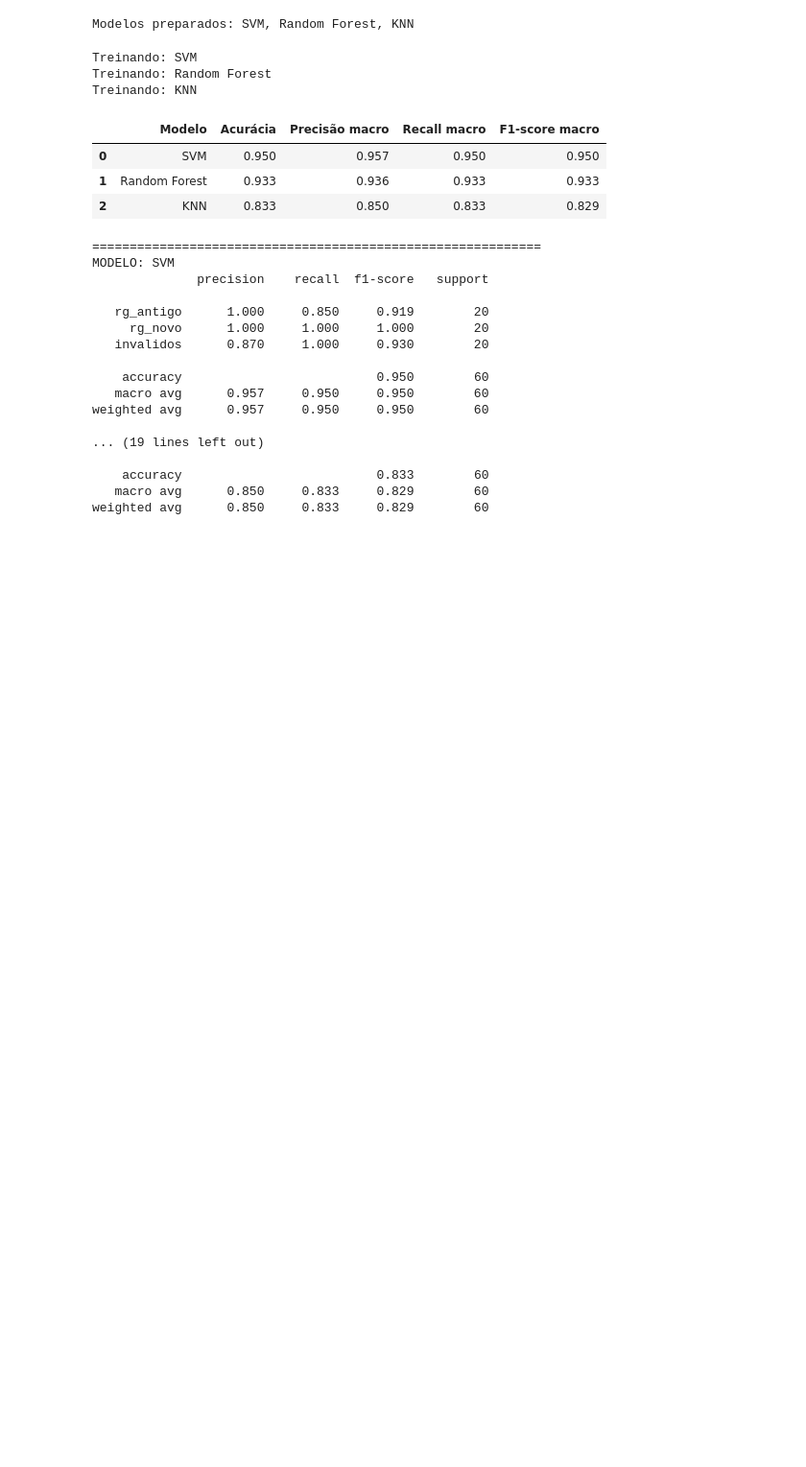
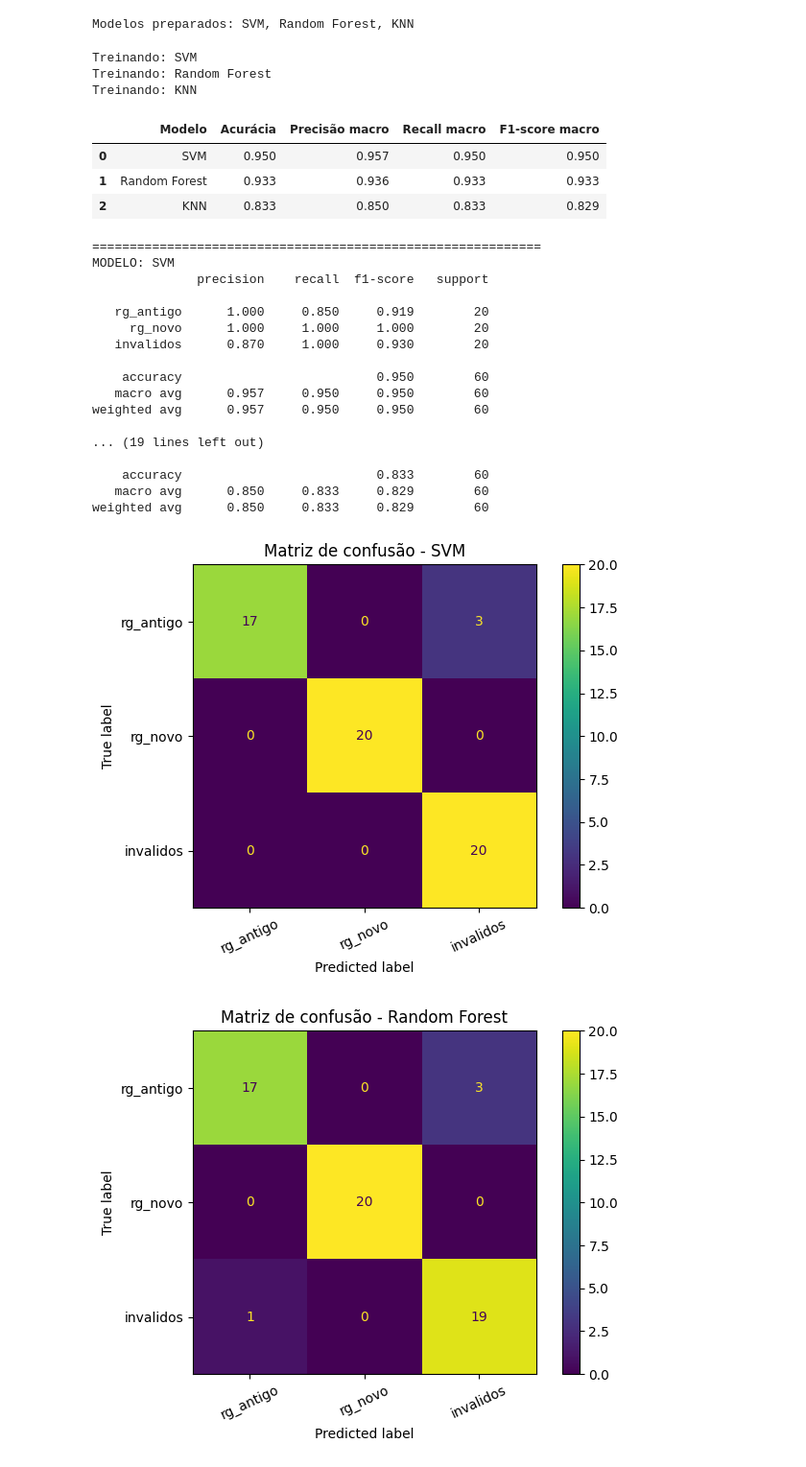
Before and after one commit to eduardoj14/Classificador-de-RG, a Jupyter notebook: Projeto_rgs.ipynb, the cells around one changed output. Shown at 96% size. Drawn from its saved outputs; the diff is of its cells as text; code cells hidden in the pictures; blank space fills up the shorter version.

```diff
--- a/Projeto_rgs.ipynb
+++ b/Projeto_rgs.ipynb
@@ -293,3 +293,19 @@ weighted avg      0.957     0.950     0.950        60
     accuracy                          0.833        60
    macro avg      0.850     0.833     0.829        60
 weighted avg      0.850     0.833     0.829        60
+# %%
+#Matriz de Confusão
+for nome, y_previsto in previsoes.items():
+    matriz = confusion_matrix(y_teste, y_previsto, labels=CLASSES)
+    exibicao = ConfusionMatrixDisplay(
+        confusion_matrix=matriz,
+        display_labels=CLASSES
+    )
+    exibicao.plot(values_format="d")
+    plt.title(f"Matriz de confusão - {nome}")
+    plt.xticks(rotation=25)
+    plt.tight_layout()
+    plt.show()
+# %% [output]
+[figure, added]
+[figure, added]
```
Also changed, not shown: parts of 2 cells of this notebook.
